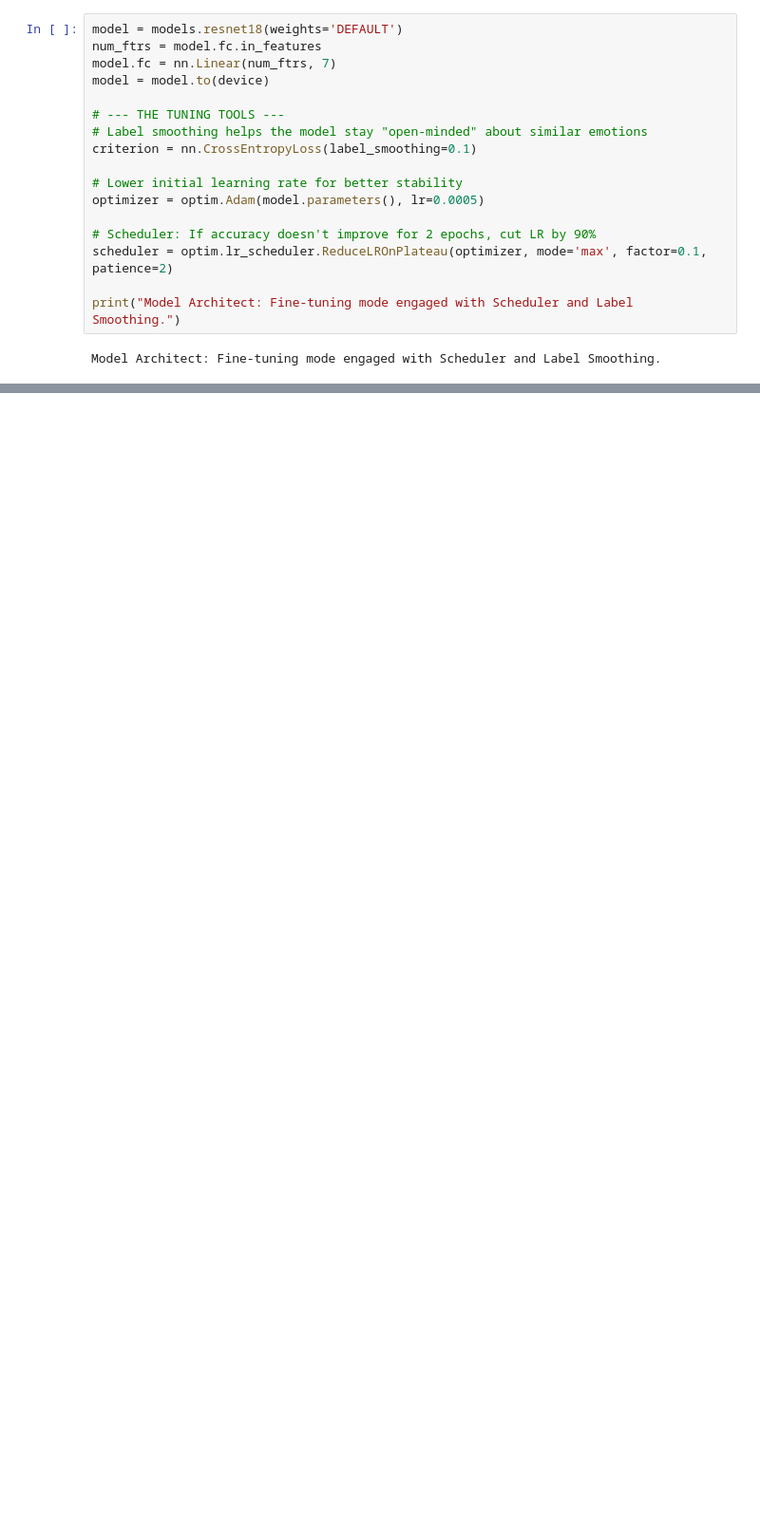
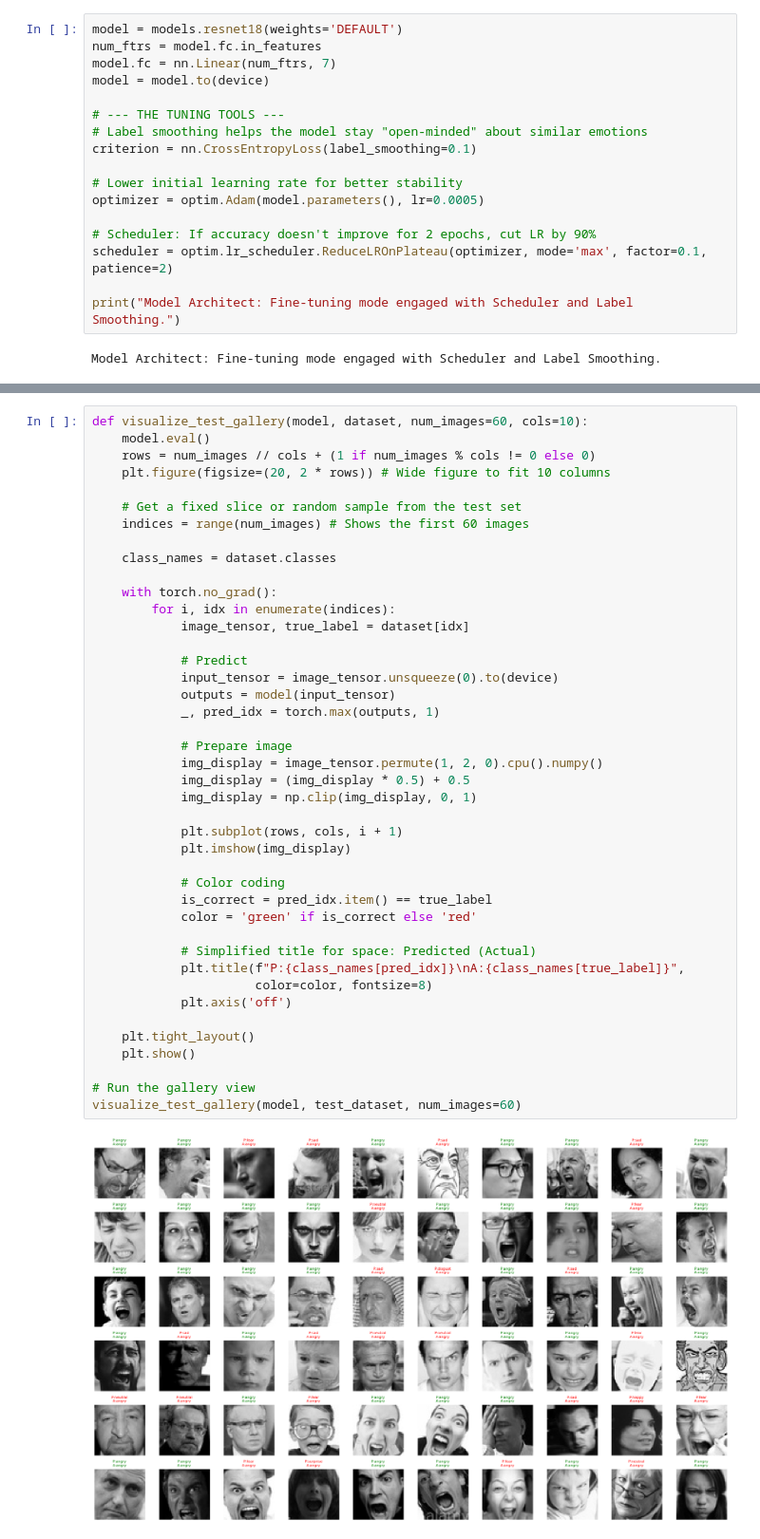
Before and after one commit to AhmedMohamed005/AML, a Jupyter notebook: train.ipynb, the cells around one changed output, grey strips where cells are left out. Shown at 95% size. Drawn from its saved outputs; the diff is of its cells as text; blank space fills up the shorter version.

```diff
--- a/train.ipynb
+++ b/train.ipynb
@@ -207,0 +307,44 @@ plot_curves(history)
+# %%
+def visualize_test_gallery(model, dataset, num_images=60, cols=10):
+    model.eval()
+    rows = num_images // cols + (1 if num_images % cols != 0 else 0)
+    plt.figure(figsize=(20, 2 * rows)) # Wide figure to fit 10 columns
+
+    # Get a fixed slice or random sample from the test set
+    indices = range(num_images) # Shows the first 60 images
+
+    class_names = dataset.classes
+
+    with torch.no_grad():
+        for i, idx in enumerate(indices):
+            image_tensor, true_label = dataset[idx]
+
+            # Predict
+            input_tensor = image_tensor.unsqueeze(0).to(device)
+            outputs = model(input_tensor)
+            _, pred_idx = torch.max(outputs, 1)
+
+            # Prepare image
+            img_display = image_tensor.permute(1, 2, 0).cpu().numpy()
+            img_display = (img_display * 0.5) + 0.5
+            img_display = np.clip(img_display, 0, 1)
+
+            plt.subplot(rows, cols, i + 1)
+            plt.imshow(img_display)
+
+            # Color coding
+            is_correct = pred_idx.item() == true_label
+            color = 'green' if is_correct else 'red'
+
+            # Simplified title for space: Predicted (Actual)
+            plt.title(f"P:{class_names[pred_idx]}\nA:{class_names[true_label]}",
+                      color=color, fontsize=8)
+            plt.axis('off')
+
+    plt.tight_layout()
+    plt.show()
+
+# Run the gallery view
+visualize_test_gallery(model, test_dataset, num_images=60)
+# %% [output]
+[figure, added]
```
Also changed, not shown: parts of 10 cells of this notebook.
